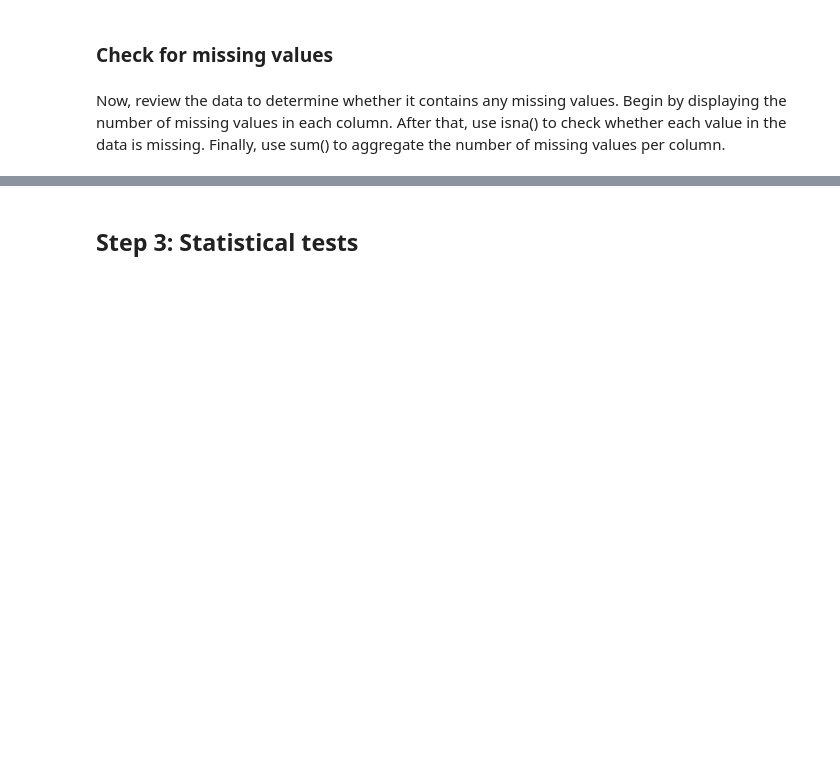
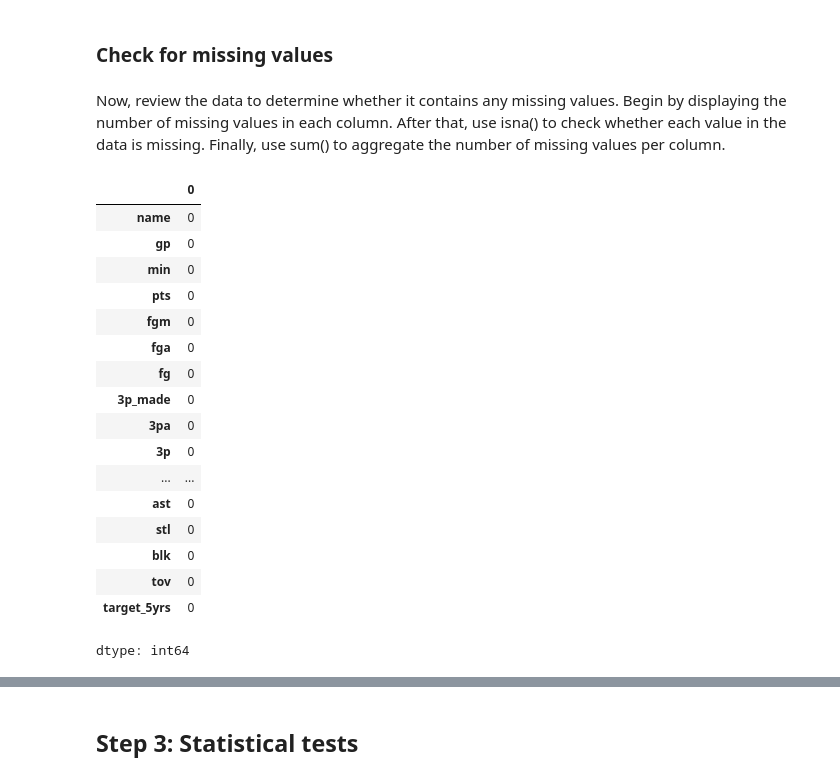
Before and after one commit to dyyland23-glitch/Perform-feature-engineering, a Jupyter notebook: Activity_Perform feature engineering.ipynb, the cells around one changed output, grey strips where cells are left out. Drawn from its saved outputs; the diff is of its cells as text; code cells hidden in the pictures; blank space fills up the shorter version.

```diff
--- a/Activity_Perform feature engineering.ipynb
+++ b/Activity_Perform feature engineering.ipynb
@@ -119,7 +149,24 @@ Next, display a summary of the data to get additional information about the Data
 Now, review the data to determine whether it contains any missing values. Begin by displaying the number of missing values in each column. After that, use isna() to check whether each value in the data is missing. Finally, use sum() to aggregate the number of missing values per column.
 # %%
 # Display the number of missing values in each column.
-# Check whether each value is missing.
-#Aggregate the number of missing values per column.
 
-### YOUR CODE HERE ###
+data.isna().sum()
+# %% [output]
+|  | 0 |
+| name | 0 |
+| gp | 0 |
+| min | 0 |
+| pts | 0 |
+| fgm | 0 |
+| fga | 0 |
+| fg | 0 |
+| 3p_made | 0 |
+| 3pa | 0 |
+| 3p | 0 |
+| ... | ... |
+| ast | 0 |
+| stl | 0 |
+| blk | 0 |
+| tov | 0 |
+| target_5yrs | 0 |
+dtype: int64
```
Also changed, not shown: parts of 15 cells of this notebook.
